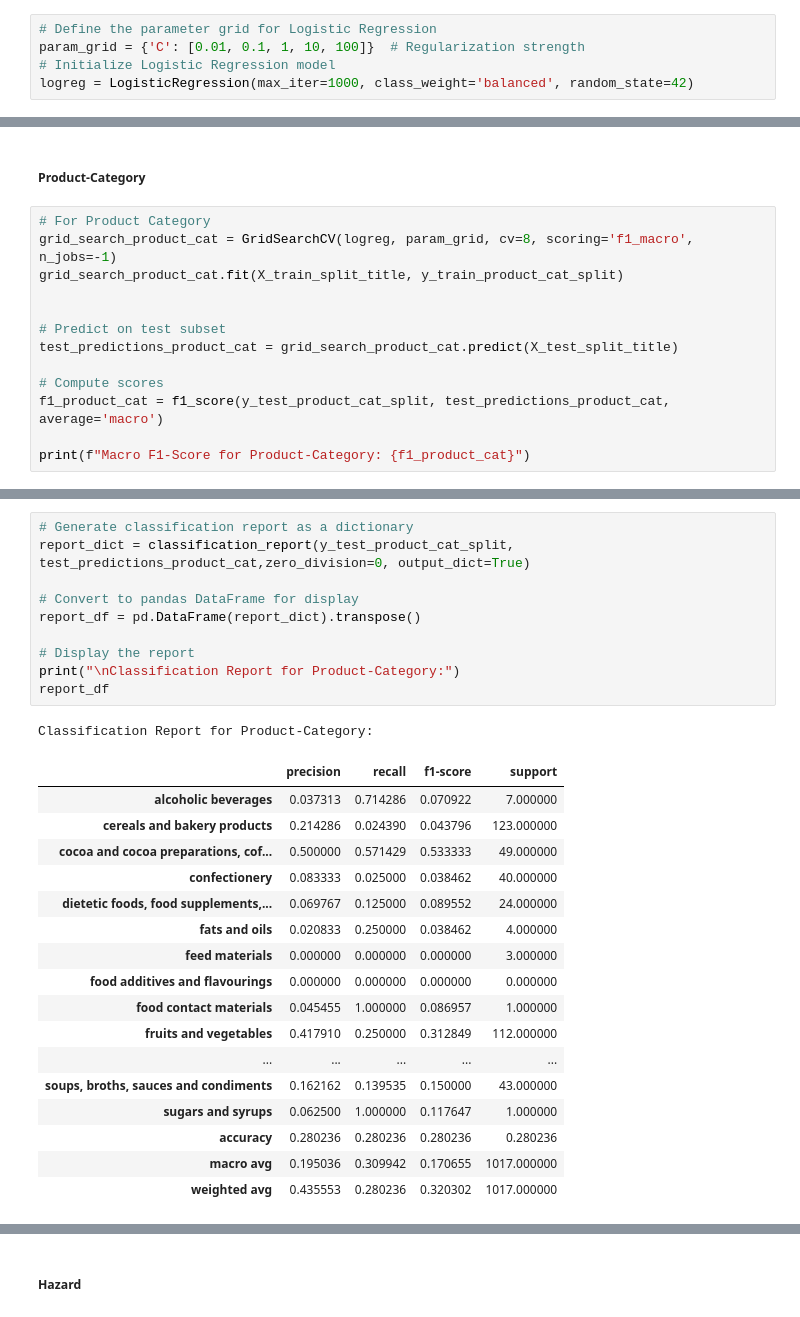
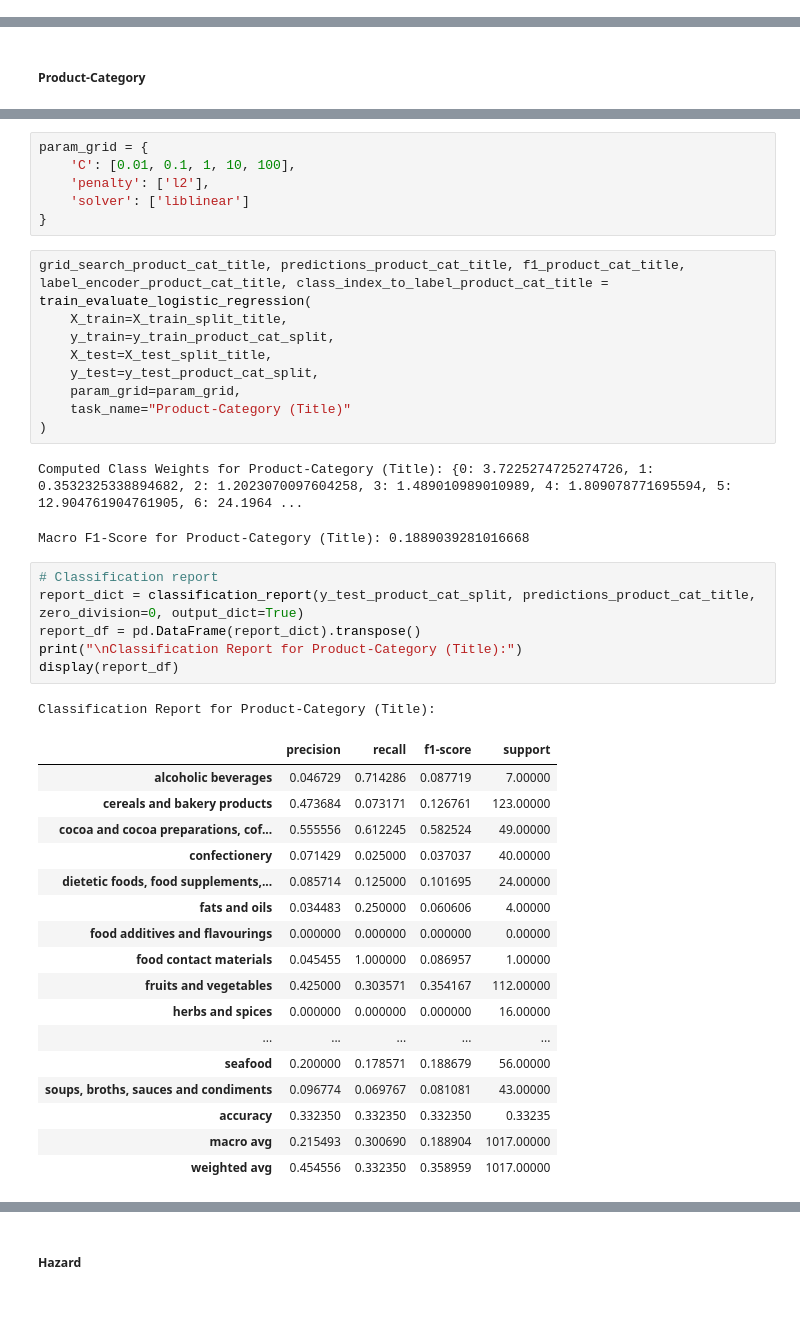
Before and after one commit to LefkiAth/SemEval2025, a Jupyter notebook: code/Benchmark_Analysis_LR.ipynb, the cells around one changed output, grey strips where cells are left out. Cells and saved outputs as stored; diff of their text form.

```diff
--- a/code/Benchmark_Analysis_LR.ipynb
+++ b/code/Benchmark_Analysis_LR.ipynb
@@ -295,5 +226,0 @@ Tune the `C` parameter (regularization strength) using a grid search to find the
-# %%
-# Define the parameter grid for Logistic Regression
-param_grid = {'C': [0.01, 0.1, 1, 10, 100]}  # Regularization strength
-# Initialize Logistic Regression model
-logreg = LogisticRegression(max_iter=1000, class_weight='balanced', random_state=42)
@@ -690,15 +879,2 @@ Classification Report for Hazard-Category:
 # %% [markdown]
  ##### Product-Category
-# %%
-# For Product Category
-grid_search_product_cat = GridSearchCV(logreg, param_grid, cv=8, scoring='f1_macro', n_jobs=-1)
-grid_search_product_cat.fit(X_train_split_title, y_train_product_cat_split)
-
-
-# Predict on test subset
-test_predictions_product_cat = grid_search_product_cat.predict(X_test_split_title)
-
-# Compute scores
-f1_product_cat = f1_score(y_test_product_cat_split, test_predictions_product_cat, average='macro')
-
-print(f"Macro F1-Score for Product-Category: {f1_product_cat}")
@@ -707,29 +881,43 @@ Macro F1-Score for Product-Category: 0.1706548732452731
+# %%
+param_grid = {
+    'C': [0.01, 0.1, 1, 10, 100],
+    'penalty': ['l2'],
+    'solver': ['liblinear']
+}
+# %%
+grid_search_product_cat_title, predictions_product_cat_title, f1_product_cat_title, label_encoder_product_cat_title, class_index_to_label_product_cat_title = train_evaluate_logistic_regression(
+    X_train=X_train_split_title,
+    y_train=y_train_product_cat_split,
+    X_test=X_test_split_title,
+    y_test=y_test_product_cat_split,
+    param_grid=param_grid,
+    task_name="Product-Category (Title)"
+)
+# %% [output]
+Computed Class Weights for Product-Category (Title): {0: 3.7225274725274726, 1: 0.3532325338894682, 2: 1.2023070097604258, 3: 1.489010989010989, 4: 1.809078771695594, 5: 12.904761904761905, 6: 24.1964 ...
+Macro F1-Score for Product-Category (Title): 0.1889039281016668
 # %%
-# Generate classification report as a dictionary
-report_dict = classification_report(y_test_product_cat_split, test_predictions_product_cat,zero_division=0, output_dict=True)
-
-# Convert to pandas DataFrame for display
+# Classification report
+report_dict = classification_report(y_test_product_cat_split, predictions_product_cat_title, zero_division=0, output_dict=True)
 report_df = pd.DataFrame(report_dict).transpose()
-
-# Display the report
-print("\nClassification Report for Product-Category:")
-report_df
+print("\nClassification Report for Product-Category (Title):")
+display(report_df)
 # %% [output]
-Classification Report for Product-Category:
+Classification Report for Product-Category (Title):
 |  | precision | recall | f1-score | support |
-| alcoholic beverages | 0.037313 | 0.714286 | 0.070922 | 7.000000 |
-| cereals and bakery products | 0.214286 | 0.024390 | 0.043796 | 123.000000 |
-| cocoa and cocoa preparations, cof... | 0.500000 | 0.571429 | 0.533333 | 49.000000 |
-| confectionery | 0.083333 | 0.025000 | 0.038462 | 40.000000 |
-| dietetic foods, food supplements,... | 0.069767 | 0.125000 | 0.089552 | 24.000000 |
-| fats and oils | 0.020833 | 0.250000 | 0.038462 | 4.000000 |
-| feed materials | 0.000000 | 0.000000 | 0.000000 | 3.000000 |
-| food additives and flavourings | 0.000000 | 0.000000 | 0.000000 | 0.000000 |
-| food contact materials | 0.045455 | 1.000000 | 0.086957 | 1.000000 |
-| fruits and vegetables | 0.417910 | 0.250000 | 0.312849 | 112.000000 |
+| alcoholic beverages | 0.046729 | 0.714286 | 0.087719 | 7.00000 |
+| cereals and bakery products | 0.473684 | 0.073171 | 0.126761 | 123.00000 |
+| cocoa and cocoa preparations, cof... | 0.555556 | 0.612245 | 0.582524 | 49.00000 |
+| confectionery | 0.071429 | 0.025000 | 0.037037 | 40.00000 |
+| dietetic foods, food supplements,... | 0.085714 | 0.125000 | 0.101695 | 24.00000 |
+| fats and oils | 0.034483 | 0.250000 | 0.060606 | 4.00000 |
+| food additives and flavourings | 0.000000 | 0.000000 | 0.000000 | 0.00000 |
+| food contact materials | 0.045455 | 1.000000 | 0.086957 | 1.00000 |
+| fruits and vegetables | 0.425000 | 0.303571 | 0.354167 | 112.00000 |
+| herbs and spices | 0.000000 | 0.000000 | 0.000000 | 16.00000 |
 | ... | ... | ... | ... | ... |
-| soups, broths, sauces and condiments | 0.162162 | 0.139535 | 0.150000 | 43.000000 |
-| sugars and syrups | 0.062500 | 1.000000 | 0.117647 | 1.000000 |
-| accuracy | 0.280236 | 0.280236 | 0.280236 | 0.280236 |
-| macro avg | 0.195036 | 0.309942 | 0.170655 | 1017.000000 |
-| weighted avg | 0.435553 | 0.280236 | 0.320302 | 1017.000000 |
+| seafood | 0.200000 | 0.178571 | 0.188679 | 56.00000 |
+| soups, broths, sauces and condiments | 0.096774 | 0.069767 | 0.081081 | 43.00000 |
+| accuracy | 0.332350 | 0.332350 | 0.332350 | 0.33235 |
+| macro avg | 0.215493 | 0.300690 | 0.188904 | 1017.00000 |
+| weighted avg | 0.454556 | 0.332350 | 0.358959 | 1017.00000 |
```
Also changed, not shown: parts of 90 cells of this notebook.
